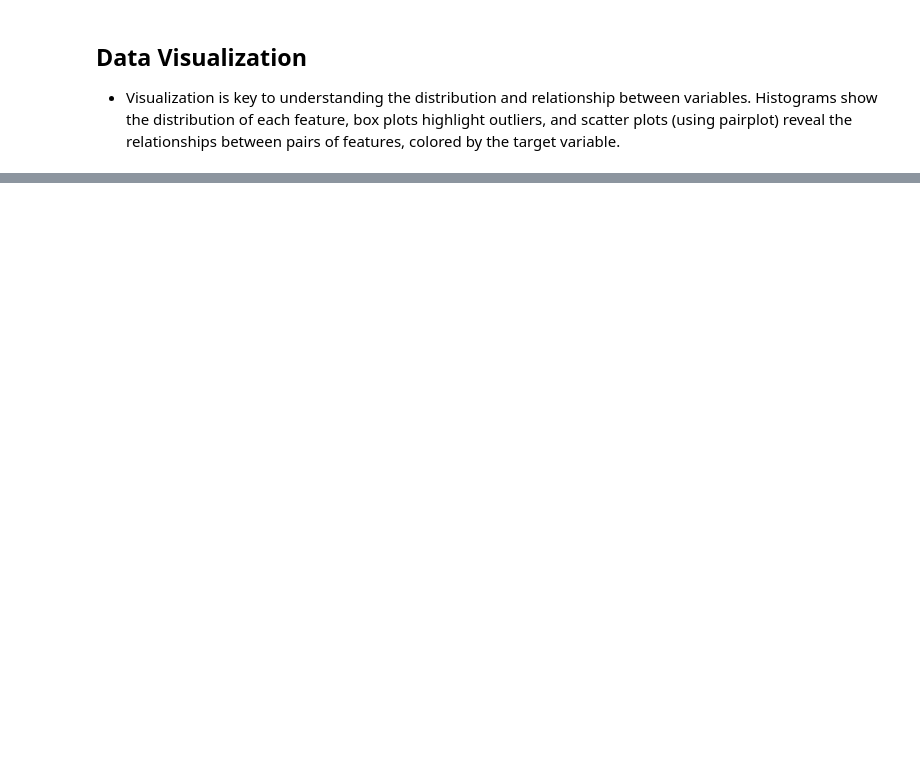
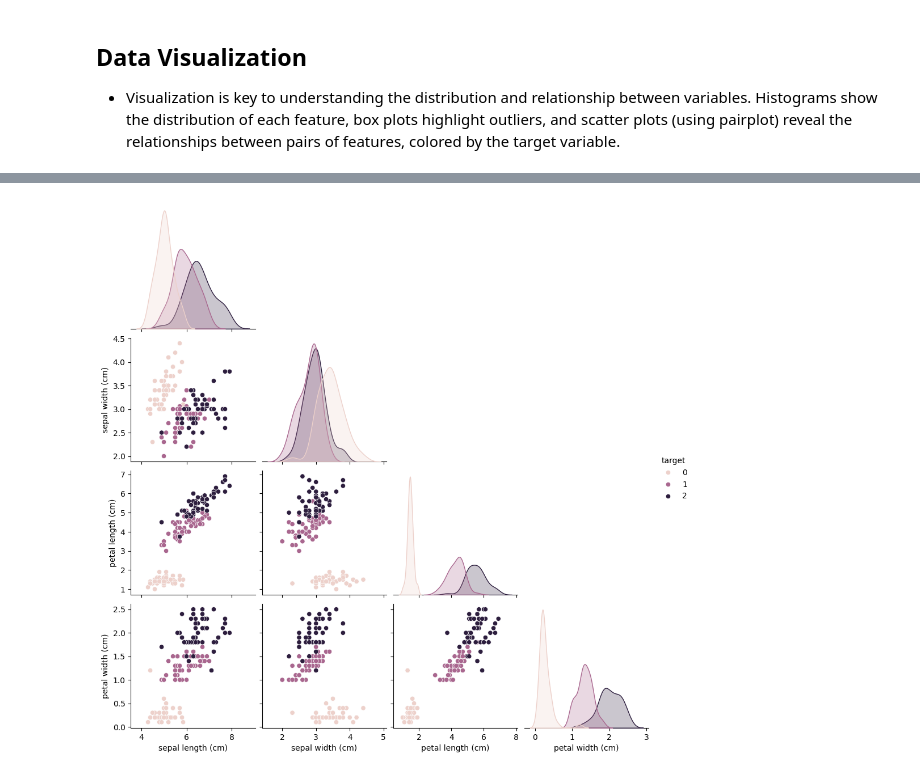
Before and after one commit to AI-in-Complex-Systems-Lab/CINF135, a Jupyter notebook: Lab3.ipynb, the cells around one changed output, grey strips where cells are left out. Cells and saved outputs as stored; diff of their text form; code cells hidden in the pictures; blank space fills up the shorter version.

```diff
--- a/Lab3.ipynb
+++ b/Lab3.ipynb
@@ -68,0 +169,6 @@ plt.show()
+# %%
+# Scatter plot (advanced)
+sns.pairplot(df, hue='target', corner=True)
+plt.show()
+# %% [output]
+[figure, added]
```
Also changed, not shown: parts of 15 cells of this notebook.
